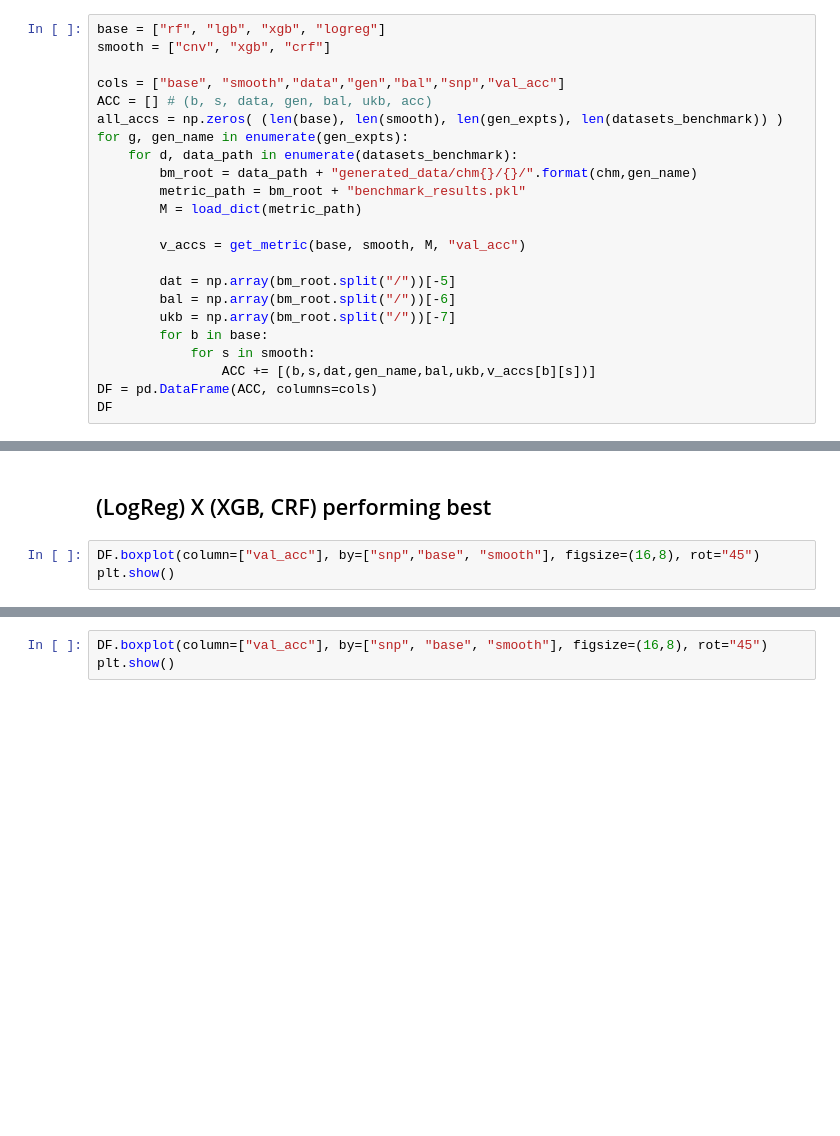
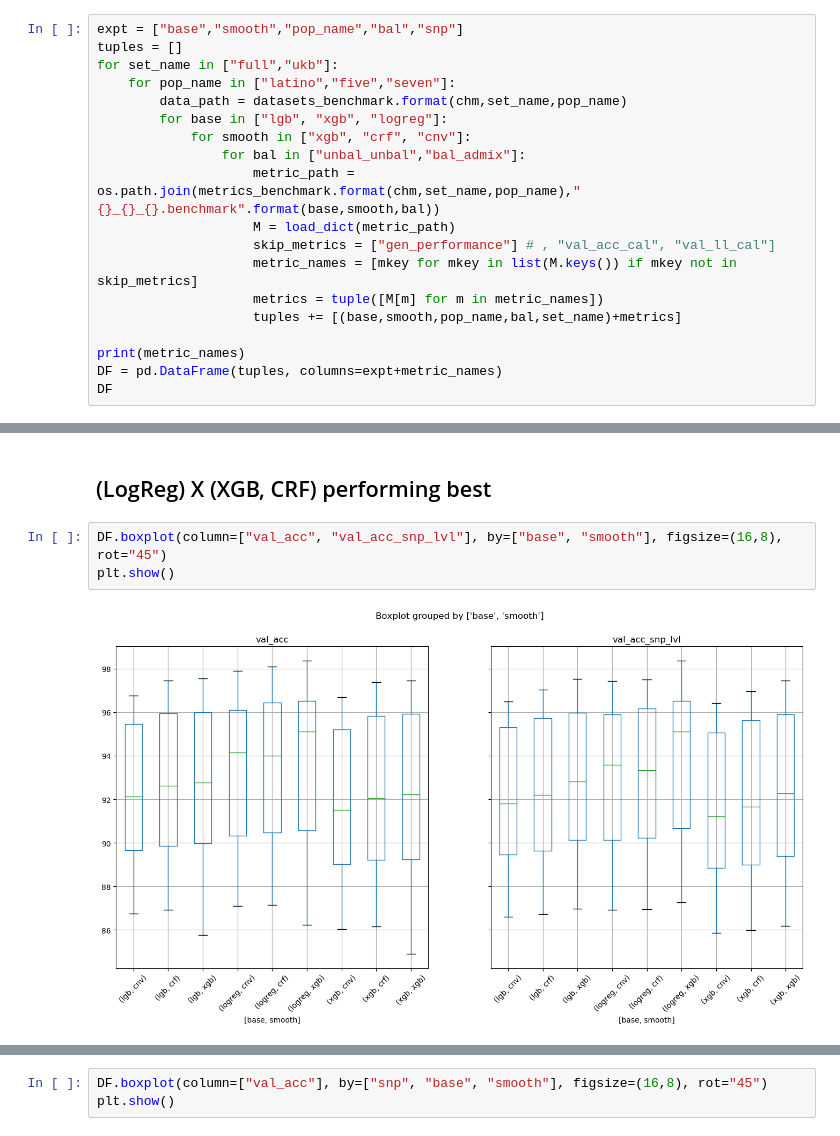
Before and after one commit to AI-sandbox/gnomix, a Jupyter notebook: benchmark/Benchmarking_eval.ipynb, the cells around one changed output, grey strips where cells are left out. Saved outputs shown, nothing was run; the diff lists cells and outputs as text; blank space fills up the shorter version.

Commit message:
first results

```diff
--- a/benchmark/Benchmarking_eval.ipynb
+++ b/benchmark/Benchmarking_eval.ipynb
@@ -201,26 +164,22 @@ def plt_metric(base,smooth,Metrics,metric,vminmax=(None,None),cbar=True):
         plt.show()
 
     return data
-# %%
-base = ["rf", "lgb", "xgb", "logreg"]
-smooth = ["cnv", "xgb", "crf"]
-
-cols = ["base", "smooth","data","gen","bal","snp","val_acc"]
-ACC = [] # (b, s, data, gen, bal, ukb, acc)
-all_accs = np.zeros( (len(base), len(smooth), len(gen_expts), len(datasets_benchmark)) )
-for g, gen_name in enumerate(gen_expts):
-    for d, data_path in enumerate(datasets_benchmark):
-        bm_root = data_path + "generated_data/chm{}/{}/".format(chm,gen_name)
-        metric_path = bm_root + "benchmark_results.pkl"
-        M = load_dict(metric_path)
-
-        v_accs = get_metric(base, smooth, M, "val_acc")
-
-        dat = np.array(bm_root.split("/"))[-5]
-        bal = np.array(bm_root.split("/"))[-6]
-        ukb = np.array(bm_root.split("/"))[-7]
-        for b in base:
-            for s in smooth:
-                ACC += [(b,s,dat,gen_name,bal,ukb,v_accs[b][s])]
-DF = pd.DataFrame(ACC, columns=cols)
-DF
+# %%
+expt = ["base","smooth","pop_name","bal","snp"]
+tuples = []
+for set_name in ["full","ukb"]:
+    for pop_name in ["latino","five","seven"]:
+        data_path = datasets_benchmark.format(chm,set_name,pop_name)
+        for base in ["lgb", "xgb", "logreg"]:
+            for smooth in ["xgb", "crf", "cnv"]:
+                for bal in ["unbal_unbal","bal_admix"]:
+                    metric_path = os.path.join(metrics_benchmark.format(chm,set_name,pop_name),"{}_{}_{}.benchmark".format(base,smooth,bal))
+                    M = load_dict(metric_path)
+                    skip_metrics = ["gen_performance"] # , "val_acc_cal", "val_ll_cal"]
+                    metric_names = [mkey for mkey in list(M.keys()) if mkey not in skip_metrics]
+                    metrics = tuple([M[m] for m in metric_names])
+                    tuples += [(base,smooth,pop_name,bal,set_name)+metrics]
+
+print(metric_names)
+DF = pd.DataFrame(tuples, columns=expt+metric_names)
+DF
@@ -227,5 +201,7 @@ DF
 # %% [markdown]
 ## (LogReg) X (XGB, CRF) performing best
 # %%
-DF.boxplot(column=["val_acc"], by=["snp","base", "smooth"], figsize=(16,8), rot="45")
+DF.boxplot(column=["val_acc", "val_acc_snp_lvl"], by=["base", "smooth"], figsize=(16,8), rot="45")
 plt.show()
+# %% [output]
+[figure, added]
```
Also changed, not shown: parts of 8 cells of this notebook.
